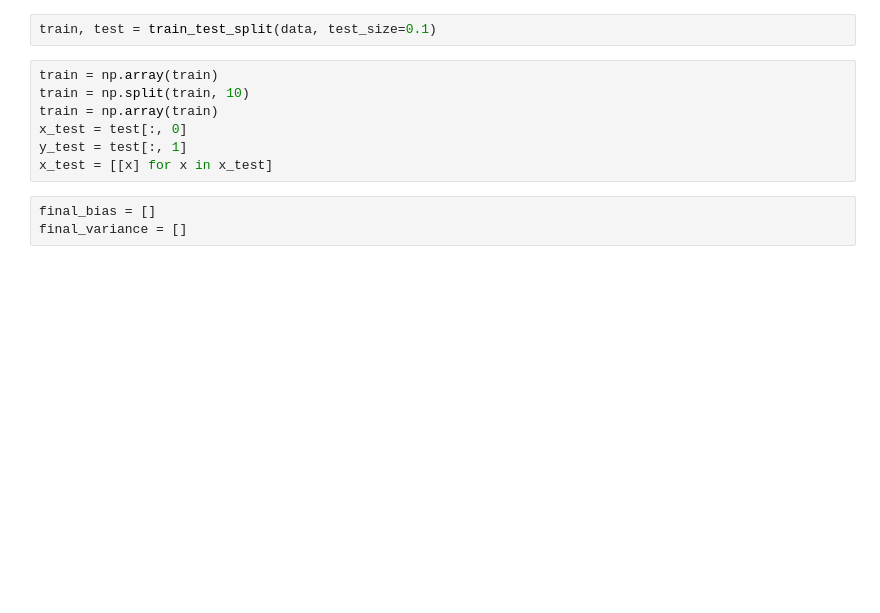
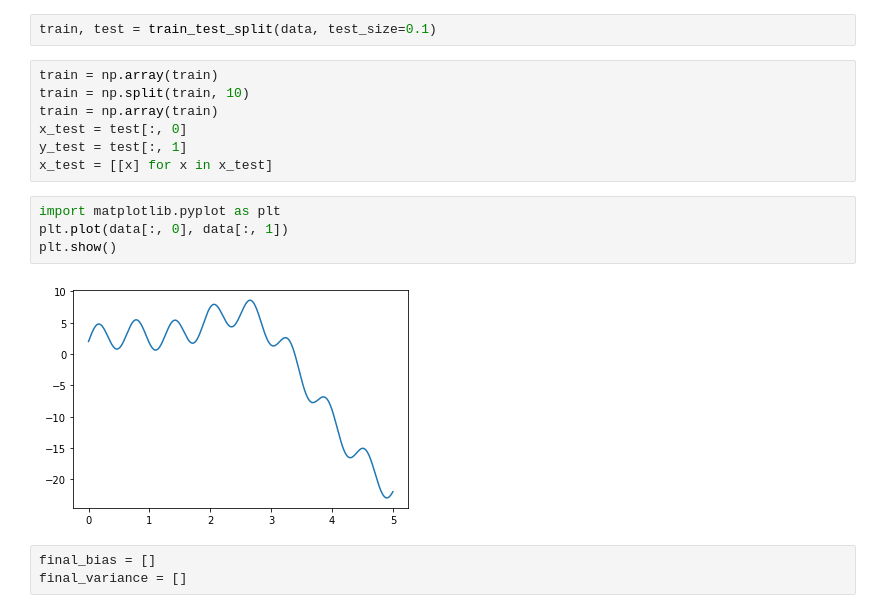
Before and after one commit to samarthamahesh/MDL-Assignment-1, a Jupyter notebook: Q1.ipynb, the cells around one changed output. Saved outputs shown, nothing was run; the diff lists cells and outputs as text; blank space fills up the shorter version.

```diff
--- a/Q1.ipynb
+++ b/Q1.ipynb
@@ -20,6 +20,12 @@ train = np.array(train)
 x_test = test[:, 0]
 y_test = test[:, 1]
 x_test = [[x] for x in x_test]
+# %%
+import matplotlib.pyplot as plt
+plt.plot(data[:, 0], data[:, 1])
+plt.show()
+# %% [output]
+[figure, added]
 # %%
 final_bias = []
 final_variance = []
```
Also changed, not shown: parts of 3 cells of this notebook, 1 other file.
